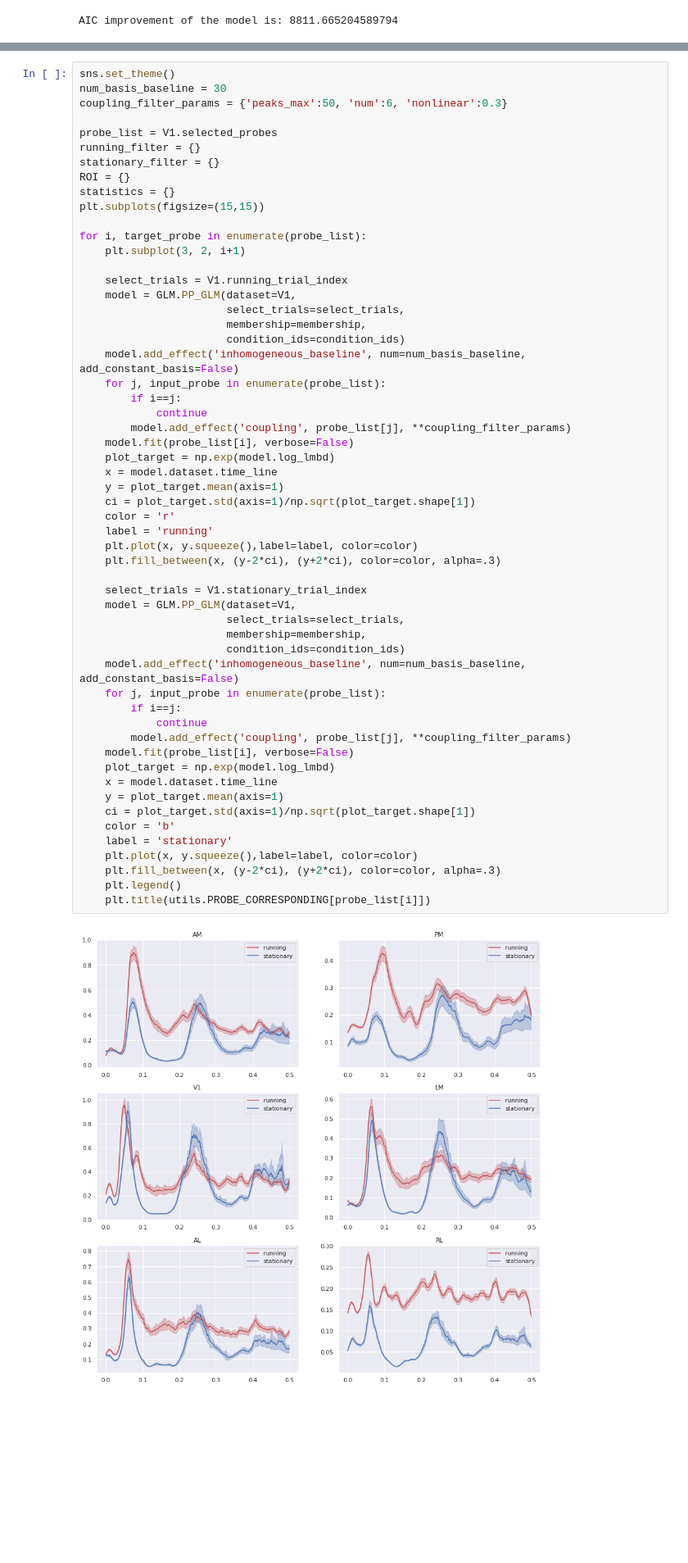
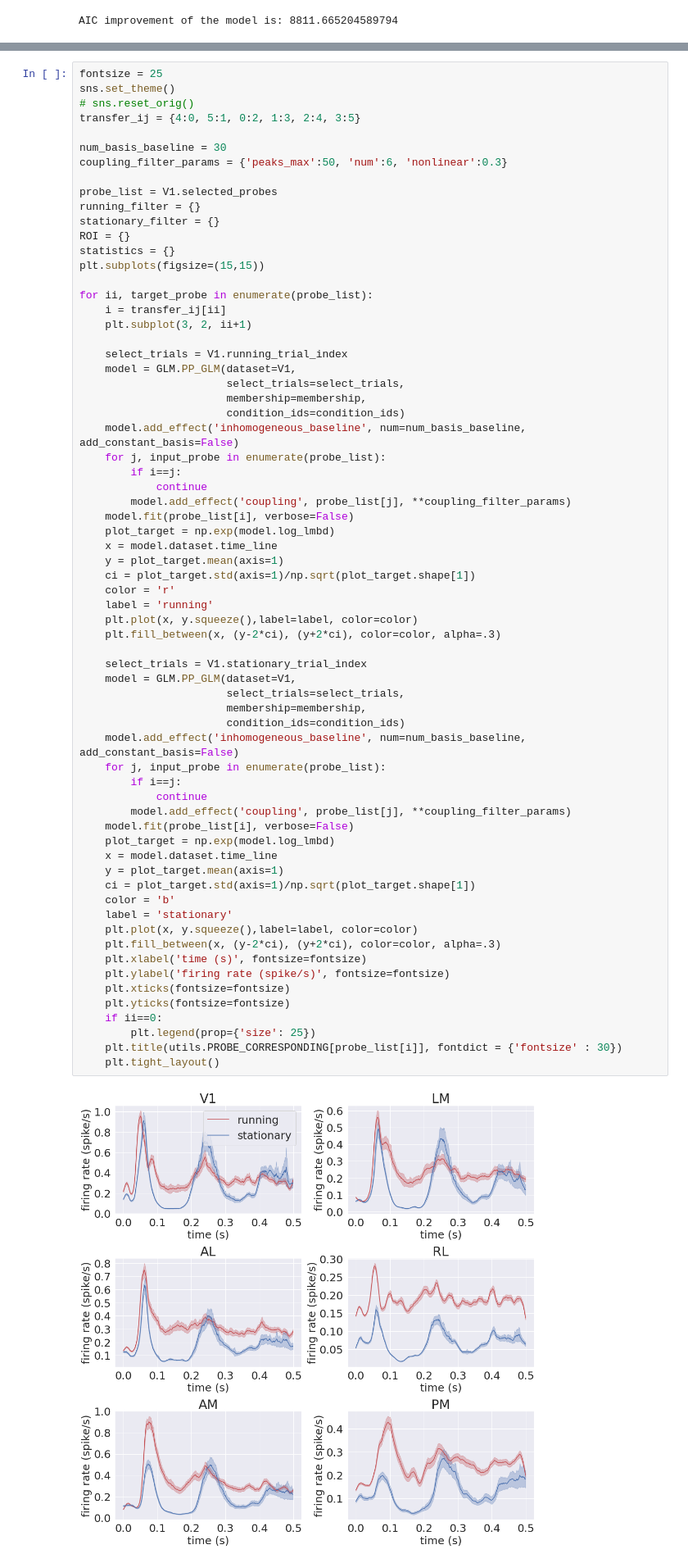
Before and after one commit to Qi-Xin/MultiNeuronGLM, a Jupyter notebook: 2022 Oct version all conditions time-warping nonlinear history.ipynb, the cells around one changed output, grey strips where cells are left out. Shown at 82% size. Cells and saved outputs as stored; diff of their text form; blank space fills up the shorter version.

```diff
--- a/2022 Oct version all conditions time-warping nonlinear history.ipynb
+++ b/2022 Oct version all conditions time-warping nonlinear history.ipynb
@@ -808,5 +810,9 @@ AIC improvement of the model is: 8811.665204589794
 # %%
+fontsize = 25
 sns.set_theme()
+# sns.reset_orig()
+transfer_ij = {4:0, 5:1, 0:2, 1:3, 2:4, 3:5}
+
 num_basis_baseline = 30
 coupling_filter_params = {'peaks_max':50, 'num':6, 'nonlinear':0.3}
 
@@ -817,8 +823,9 @@ ROI = {}
 statistics = {}
 plt.subplots(figsize=(15,15))
 
-for i, target_probe in enumerate(probe_list):
-    plt.subplot(3, 2, i+1)
+for ii, target_probe in enumerate(probe_list):
+    i = transfer_ij[ii]
+    plt.subplot(3, 2, ii+1)
 
     select_trials = V1.running_trial_index
     model = GLM.PP_GLM(dataset=V1,
@@ -833,33 +840,39 @@ for i, target_probe in enumerate(probe_list):
     model.fit(probe_list[i], verbose=False)
     plot_target = np.exp(model.log_lmbd)
     x = model.dataset.time_line
     y = plot_target.mean(axis=1)
     ci = plot_target.std(axis=1)/np.sqrt(plot_target.shape[1])
     color = 'r'
     label = 'running'
     plt.plot(x, y.squeeze(),label=label, color=color)
     plt.fill_between(x, (y-2*ci), (y+2*ci), color=color, alpha=.3)
 
     select_trials = V1.stationary_trial_index
     model = GLM.PP_GLM(dataset=V1,
                        select_trials=select_trials,
                        membership=membership,
                        condition_ids=condition_ids)
     model.add_effect('inhomogeneous_baseline', num=num_basis_baseline, add_constant_basis=False)
     for j, input_probe in enumerate(probe_list):
         if i==j:
             continue
         model.add_effect('coupling', probe_list[j], **coupling_filter_params)
     model.fit(probe_list[i], verbose=False)
     plot_target = np.exp(model.log_lmbd)
     x = model.dataset.time_line
     y = plot_target.mean(axis=1)
     ci = plot_target.std(axis=1)/np.sqrt(plot_target.shape[1])
     color = 'b'
     label = 'stationary'
     plt.plot(x, y.squeeze(),label=label, color=color)
     plt.fill_between(x, (y-2*ci), (y+2*ci), color=color, alpha=.3)
-    plt.legend()
-    plt.title(utils.PROBE_CORRESPONDING[probe_list[i]])
+    plt.xlabel('time (s)', fontsize=fontsize)
+    plt.ylabel('firing rate (spike/s)', fontsize=fontsize)
+    plt.xticks(fontsize=fontsize)
+    plt.yticks(fontsize=fontsize)
+    if ii==0:
+        plt.legend(prop={'size': 25})
+    plt.title(utils.PROBE_CORRESPONDING[probe_list[i]], fontdict = {'fontsize' : 30})
+    plt.tight_layout()
 # %% [output]
-[figure, old version]
+[figure, new version]
```
Also changed, not shown: parts of 9 cells of this notebook, 1 other file.
